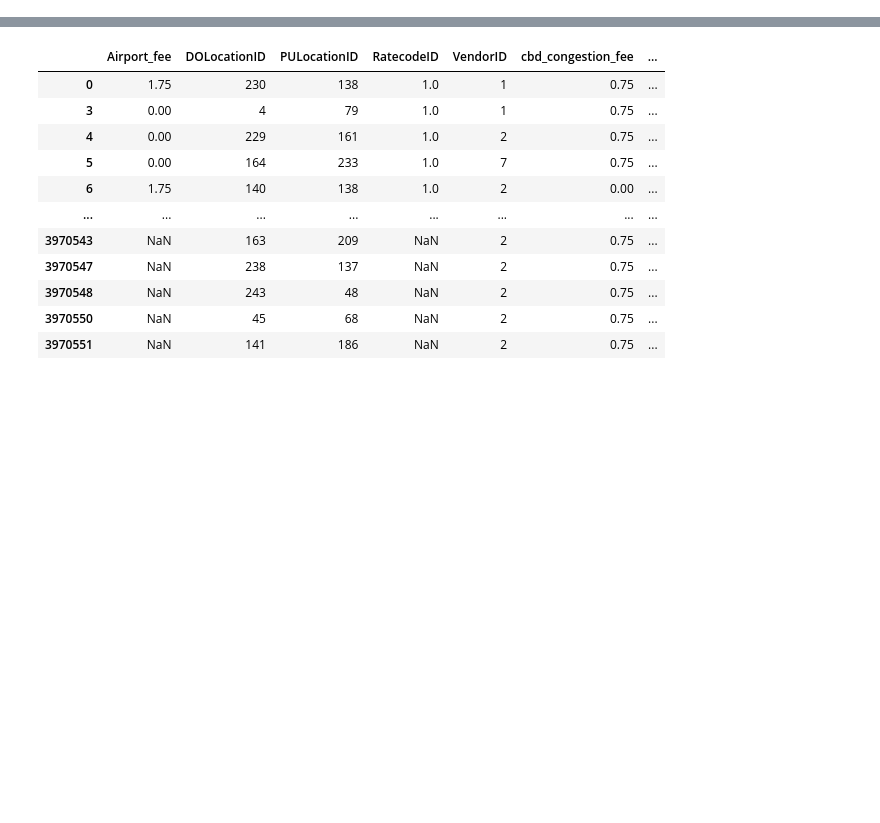
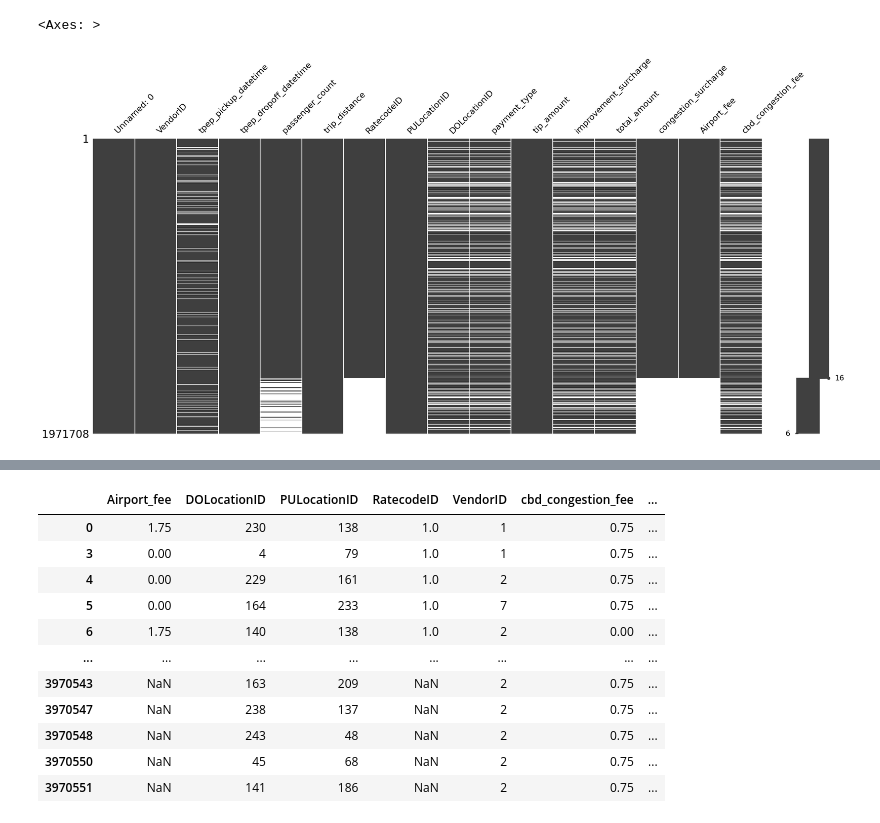
Before and after one commit to Danila-Skiba/data-pipeline, a Jupyter notebook: data-pipeline/src/load_dataset.ipynb, the cells around one changed output, grey strips where cells are left out. Saved outputs shown, nothing was run; the diff lists cells and outputs as text; code cells hidden in the pictures; blank space fills up the shorter version.

```diff
--- a/data-pipeline/src/load_dataset.ipynb
+++ b/data-pipeline/src/load_dataset.ipynb
@@ -22,3 +11,2 @@ df = pd.DataFrame(X, columns=[f'num_features_{i}' for i in range(X.shape[1])])
 # %%
-df = pd.read_parquet('yellow_tripdata_2025-04.parquet')
-# df.to_csv()
+df = pd.read_csv('df.csv')
@@ -24,0 +41,5 @@ df = pd.read_parquet('yellow_tripdata_2025-04.parquet')
+# %%
+msn.matrix(df)
+# %% [output]
+<Axes: >
+[figure, added]
```
Also changed, not shown: parts of 8 cells of this notebook, 10 other files.
